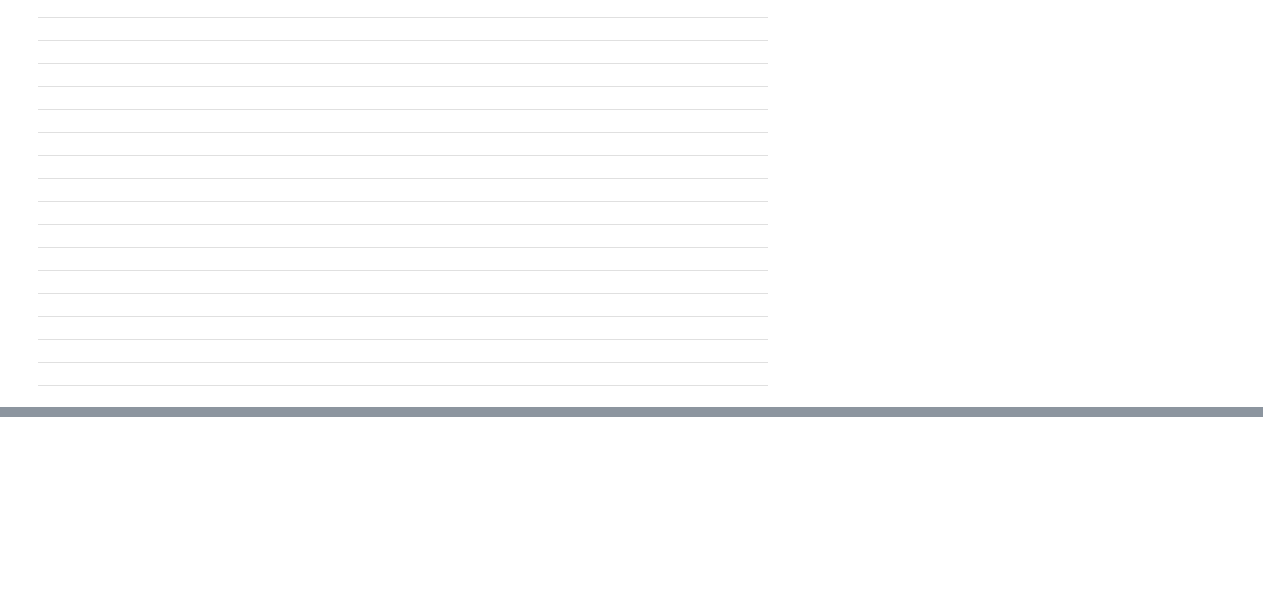
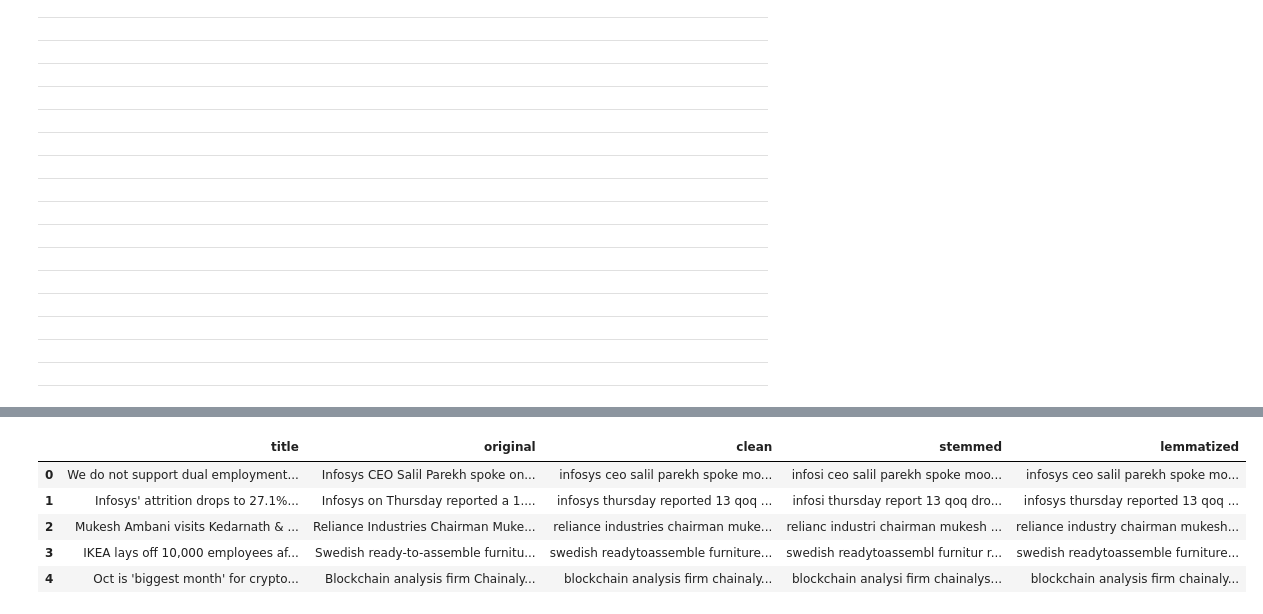
Before and after one commit to geary-shenck/natural-language-processing-exercises, a Jupyter notebook: data_acquire_class.ipynb, the cells around one changed output, grey strips where cells are left out. Cells and saved outputs as stored; diff of their text form; code cells hidden in the pictures; blank space fills up the shorter version.

```diff
--- a/data_acquire_class.ipynb
+++ b/data_acquire_class.ipynb
@@ -345,0 +545,9 @@ dikt
+# %%
+news_df1.head()
+# %% [output]
+|  | title | original | clean | stemmed | lemmatized |
+| 0 | We do not support dual employment... | Infosys CEO Salil Parekh spoke on... | infosys ceo salil parekh spoke mo... | infosi ceo salil parekh spoke moo... | infosys ceo salil parekh spoke mo... |
+| 1 | Infosys' attrition drops to 27.1%... | Infosys on Thursday reported a 1.... | infosys thursday reported 13 qoq ... | infosi thursday report 13 qoq dro... | infosys thursday reported 13 qoq ... |
+| 2 | Mukesh Ambani visits Kedarnath & ... | Reliance Industries Chairman Muke... | reliance industries chairman muke... | relianc industri chairman mukesh ... | reliance industry chairman mukesh... |
+| 3 | IKEA lays off 10,000 employees af... | Swedish ready-to-assemble furnitu... | swedish readytoassemble furniture... | swedish readytoassembl furnitur r... | swedish readytoassemble furniture... |
+| 4 | Oct is 'biggest month' for crypto... | Blockchain analysis firm Chainaly... | blockchain analysis firm chainaly... | blockchain analysi firm chainalys... | blockchain analysis firm chainaly... |
```
Also changed, not shown: parts of 35 cells of this notebook, 2 other files.
